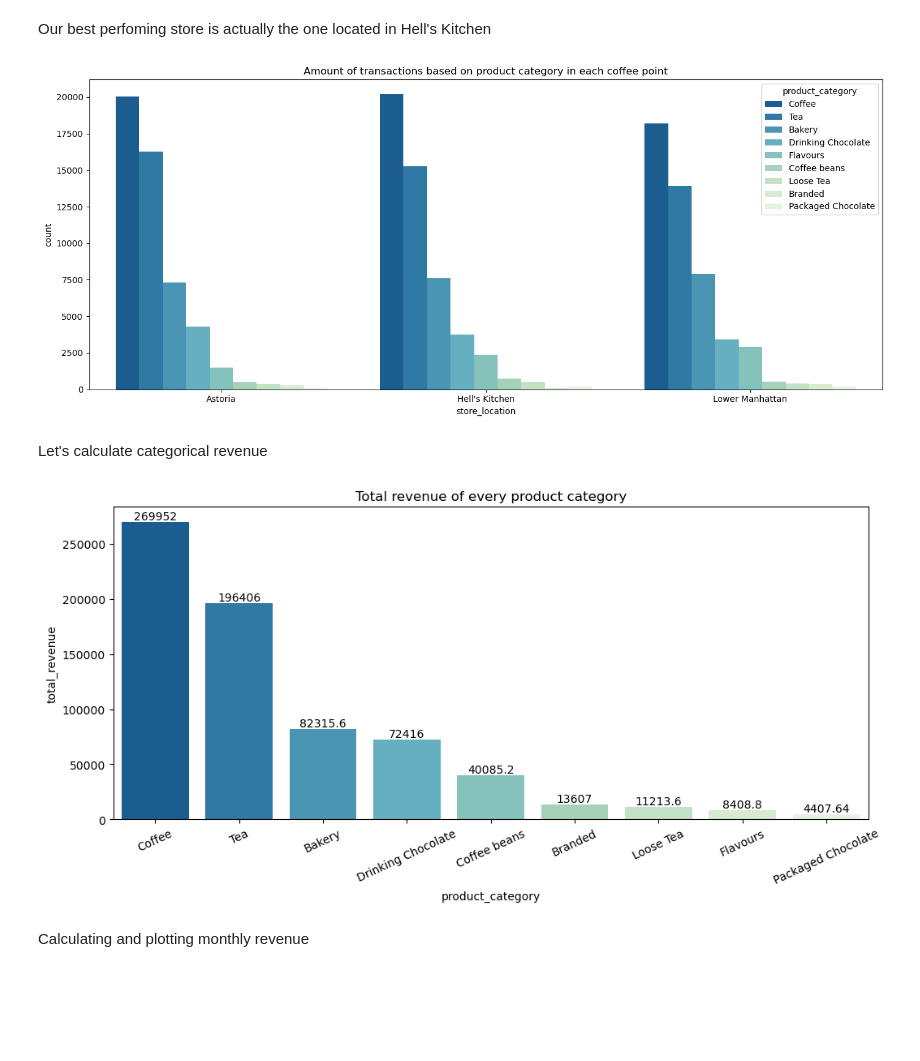
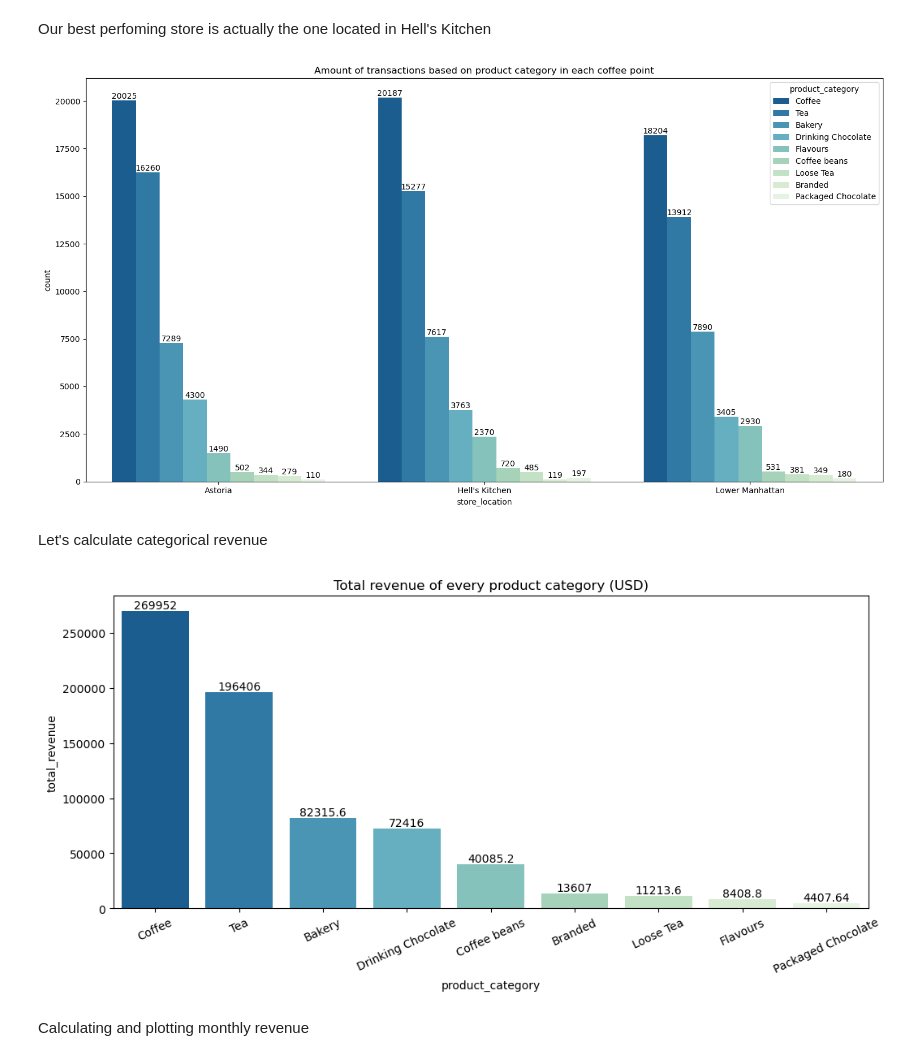
Before and after one commit to kayukovzakhar/coffe-shops, a Jupyter notebook: CoffeeShops.ipynb, the cells around one changed output. Drawn from its saved outputs; the diff is of its cells as text; code cells hidden in the pictures; blank space fills up the shorter version.

```diff
--- a/CoffeeShops.ipynb
+++ b/CoffeeShops.ipynb
@@ -354,14 +353,17 @@ Our best perfoming store is actually the one located in Hell's Kitchen
 # %%
 products_by_point = df.groupby('store_location')[['product_category']].value_counts().reset_index()
 hue_categories = products_by_point.query('store_location == "Astoria"')['product_category']
 
-plt.figure(figsize=(14, 6))
-sns.barplot(data=products_by_point, x='store_location', y='count', hue='product_category', hue_order=hue_categories, palette='GnBu_r')
+plt.figure(figsize=(15, 8))
+plot = sns.barplot(data=products_by_point, x='store_location', y='count', hue='product_category', hue_order=hue_categories, palette='GnBu_r')
+
+for i in range(len(categories)):
+    plot.bar_label(plot.containers[i])
 plt.title("Amount of transactions based on product category in each coffee point")
 plt.tight_layout()
 plt.show()
 # %% [output]
-[figure, old version]
+[figure, new version]
 # %% [markdown]
 Let's calculate categorical revenue
 # %%
@@ -370,11 +372,11 @@ revenue_by_category = df.groupby('product_category')['total_revenue'].sum().rese
 fig, ax = plt.subplots(figsize=(12, 5))
 plot = sns.barplot(data=revenue_by_category, x='product_category', y='total_revenue', order=revenue_by_category['product_category'], palette='GnBu_r')
 plot.bar_label(plot.containers[0])
-plt.title("Total revenue of every product category")
+plt.title("Total revenue of every product category (USD)")
 plt.xticks(rotation=25)
 plt.show()
 # %% [output]
-[figure, old version]
+[figure, new version]
 # %% [markdown]
 Calculating and plotting monthly revenue
 # %%
```
Also changed, not shown: parts of 11 cells of this notebook.
